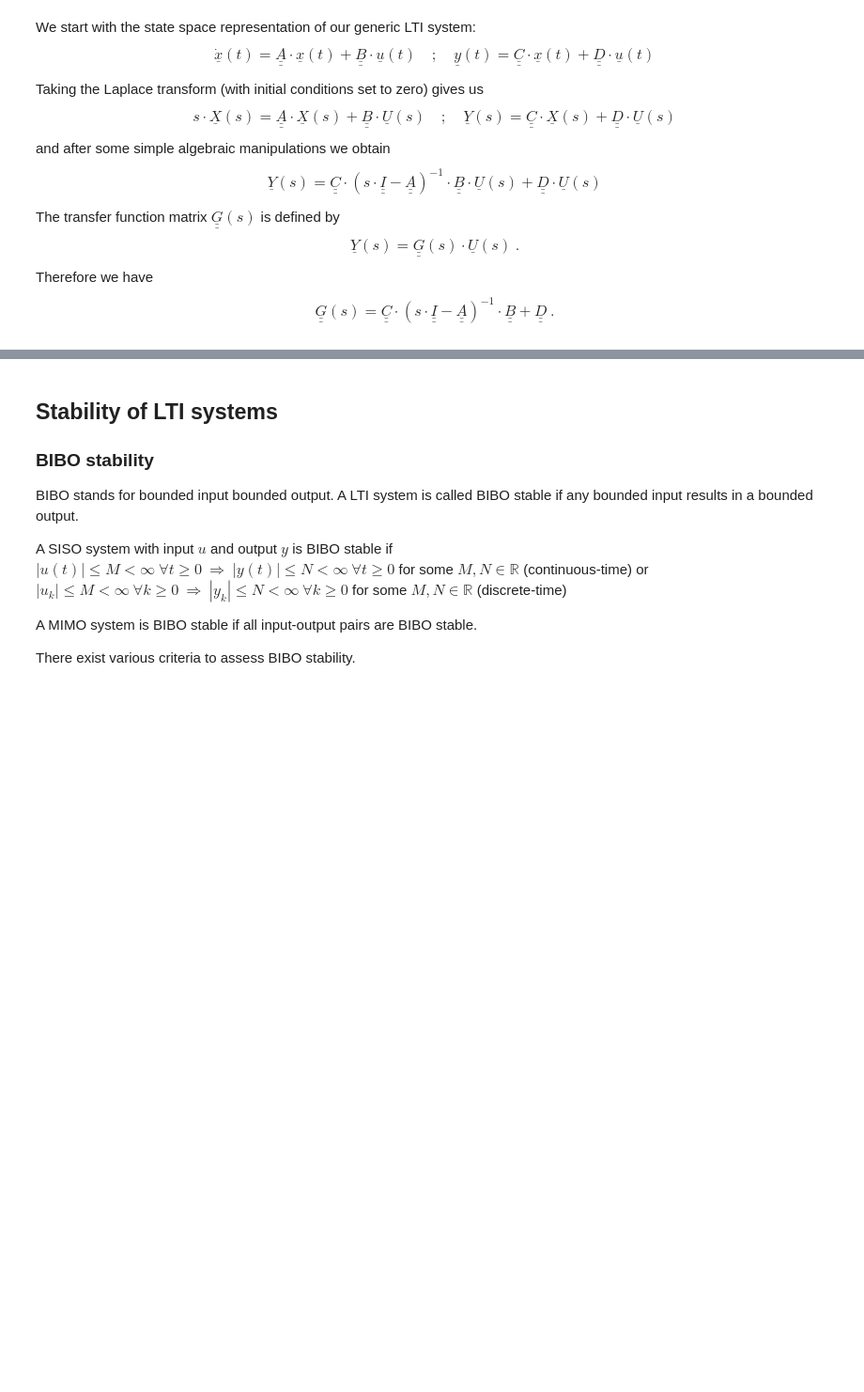
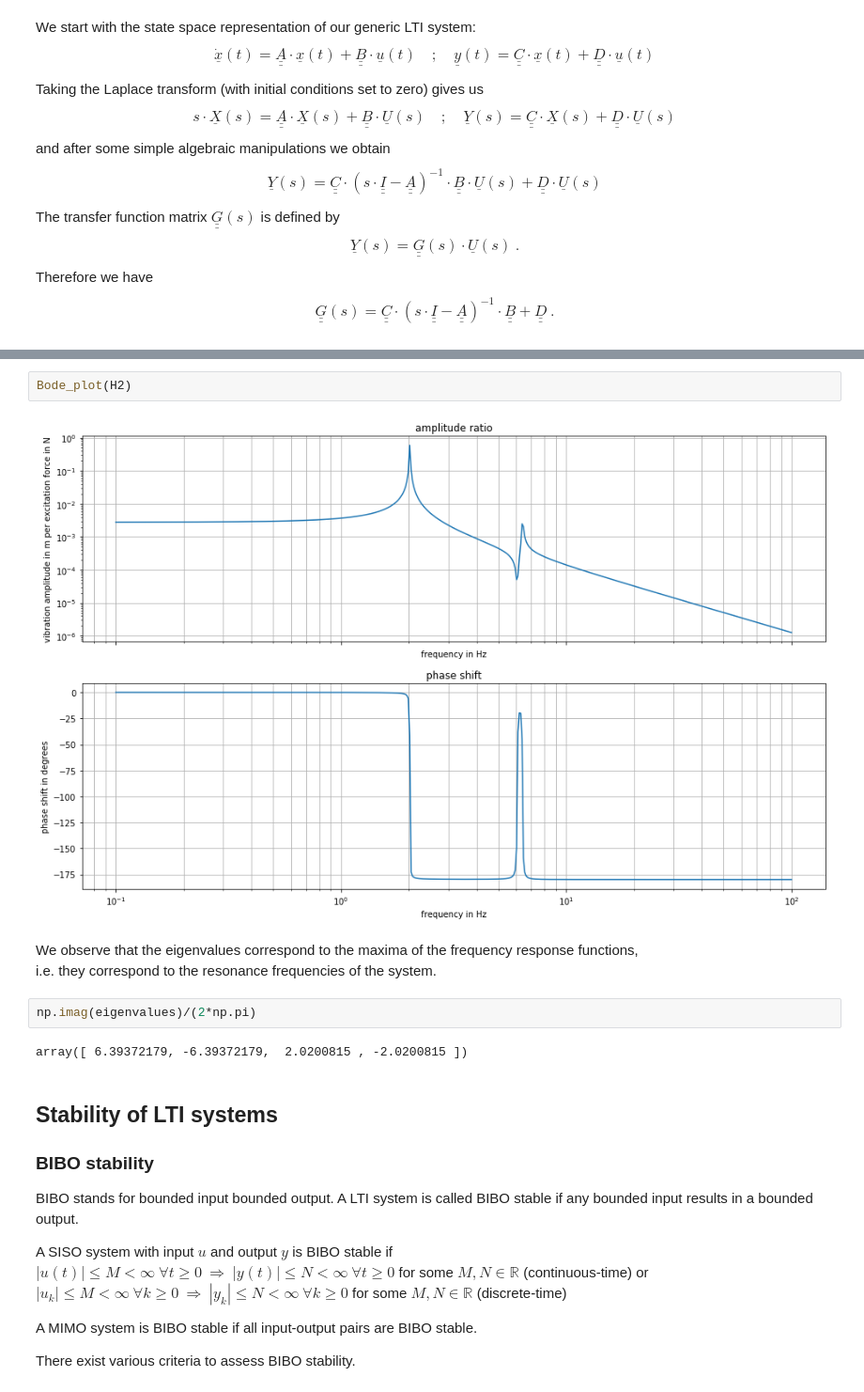
Before and after one commit to MarkusLohmayer/LTI-tutorial, a Jupyter notebook: LTI-tutorial.ipynb, the cells around one changed output, grey strips where cells are left out. Shown: that part at 94% size. Saved outputs shown, nothing was run; the diff lists cells and outputs as text; blank space fills up the shorter version.

```diff
--- a/LTI-tutorial.ipynb
+++ b/LTI-tutorial.ipynb
@@ -1074,3 +1082,14 @@ If we set $s = i \cdot \omega$, i.e. by setting the real part to zero, we obtain
+# %%
+Bode_plot(H2)
+# %% [output]
+[figure, added]
+# %% [markdown]
+We observe that the eigenvalues correspond to the maxima of the frequency response functions,
+i.e. they correspond to the resonance frequencies of the system.
+# %%
+np.imag(eigenvalues)/(2*np.pi)
+# %% [output]
+array([ 6.39372179, -6.39372179,  2.0200815 , -2.0200815 ])
 # %% [markdown]
 ## Stability of LTI systems
 
```
Also changed, not shown: parts of 21 cells of this notebook.
